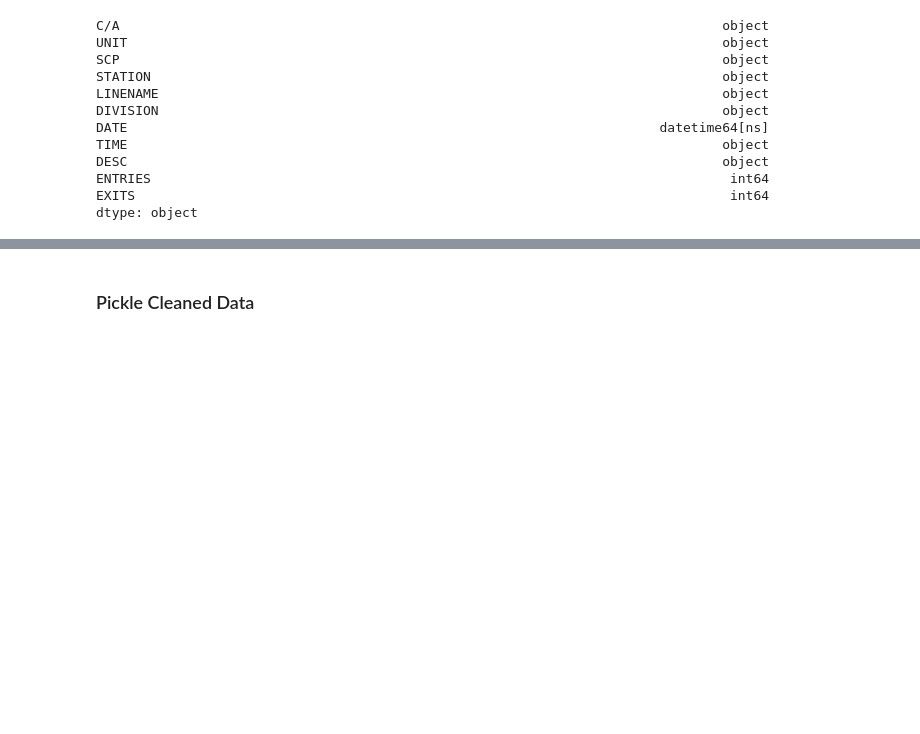
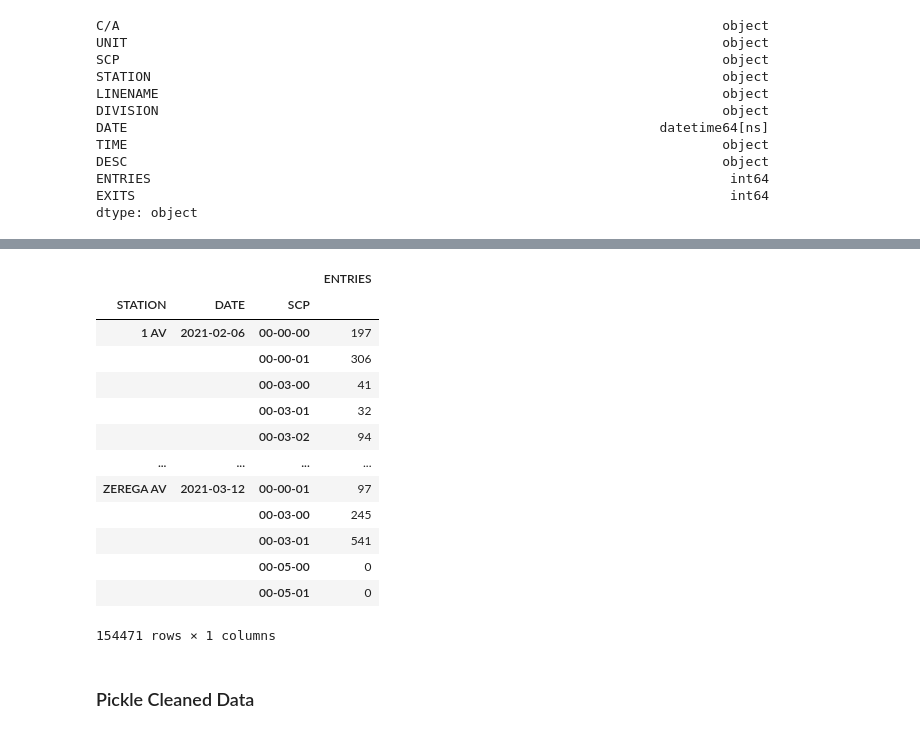
Before and after one commit to justinm0rgan/mta-turnstile-covid, a Jupyter notebook: collection-and-cleaning.ipynb, the cells around one changed output, grey strips where cells are left out. Cells and saved outputs as stored; diff of their text form; code cells hidden in the pictures; blank space fills up the shorter version.

```diff
--- a/collection-and-cleaning.ipynb
+++ b/collection-and-cleaning.ipynb
@@ -166,2 +211,19 @@ df.head()
+# %%
+df.groupby(['STATION','DATE','SCP'])[['ENTRIES']].max()- df.groupby(['STATION','DATE','SCP'])[['ENTRIES']].min()
+# %% [output]
+|  |  |  | ENTRIES |
+| STATION | DATE | SCP |  |
+| 1 AV | 2021-02-06 | 00-00-00 | 197 |
+|  |  | 00-00-01 | 306 |
+|  |  | 00-03-00 | 41 |
+|  |  | 00-03-01 | 32 |
+|  |  | 00-03-02 | 94 |
+| ... | ... | ... | ... |
+| ZEREGA AV | 2021-03-12 | 00-00-01 | 97 |
+|  |  | 00-03-00 | 245 |
+|  |  | 00-03-01 | 541 |
+|  |  | 00-05-00 | 0 |
+|  |  | 00-05-01 | 0 |
+154471 rows × 1 columns
 # %% [markdown]
 ### Pickle Cleaned Data
```
Also changed, not shown: parts of 6 cells of this notebook.
